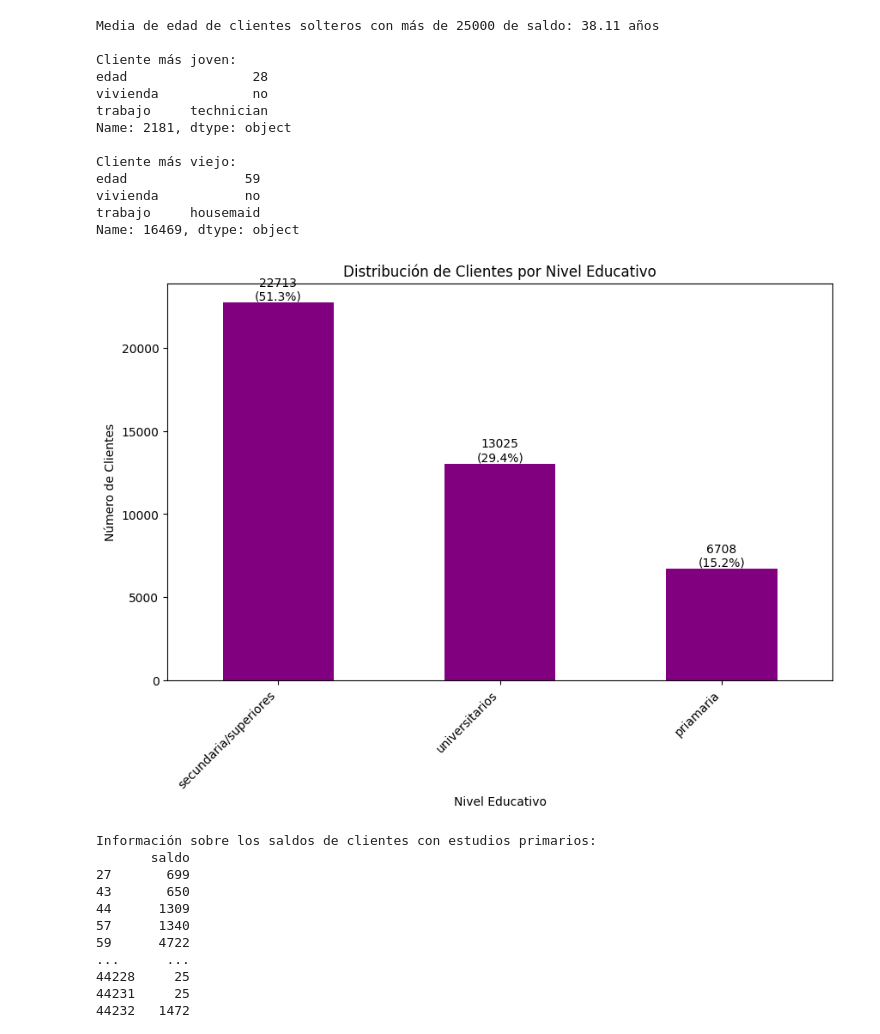
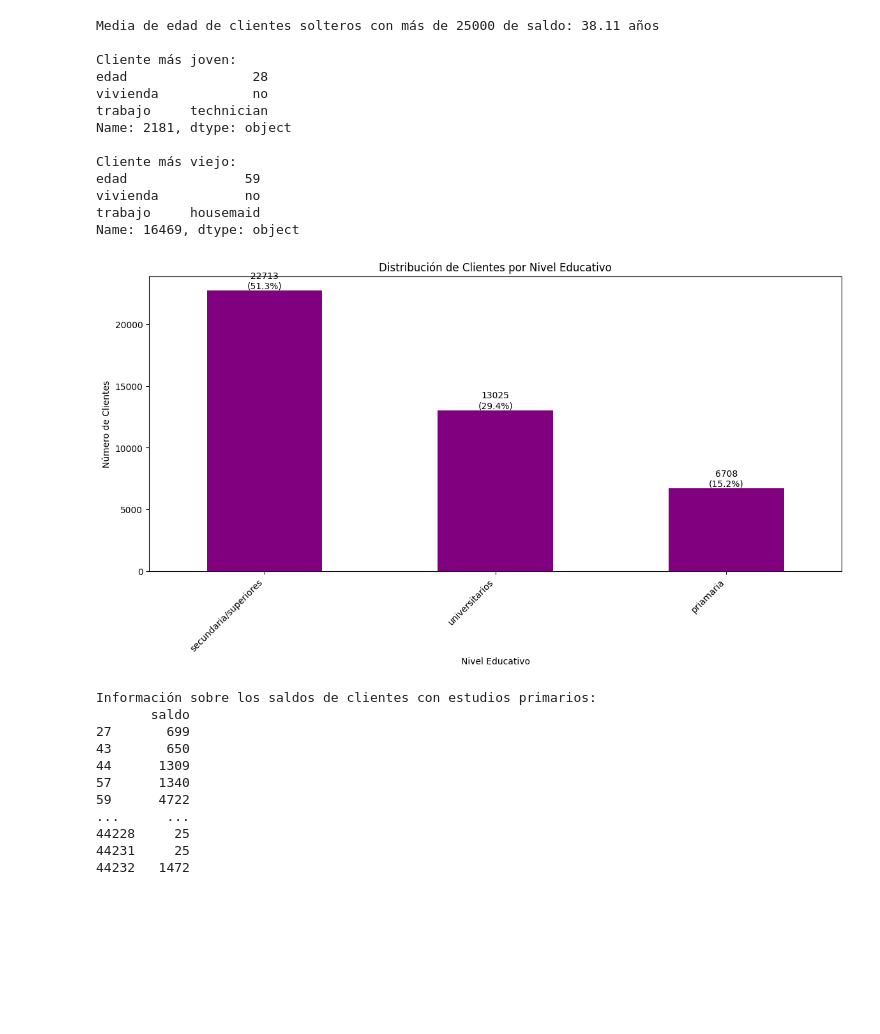
Before and after one commit to erxgli/Amacor_contexto_bancario, a Jupyter notebook: alexcsv.ipynb, the cells around one changed output. Drawn from its saved outputs; the diff is of its cells as text; code cells hidden in the pictures; blank space fills up the shorter version.

```diff
--- a/alexcsv.ipynb
+++ b/alexcsv.ipynb
@@ -297,25 +305,25 @@ Name: 16469, dtype: object
 # %%
 # Calcula el total de clientes por nivel educativo
 clientes_por_educacion = df['educacion'].value_counts()
 
 # Calcula el porcentaje de clientes por nivel educativo
 porcentaje_clientes_por_educacion = clientes_por_educacion / len(df) * 100
 
 # Crea un gráfico de barras
-plt.figure(figsize=(10, 6))
+plt.figure(figsize=(14, 6))
 clientes_por_educacion.plot(kind='bar', color='purple')
 plt.title('Distribución de Clientes por Nivel Educativo')
 plt.xlabel('Nivel Educativo')
 plt.ylabel('Número de Clientes')
 plt.xticks(rotation=45, ha='right')
 
 # Agrega anotaciones con el porcentaje
 for i, valor in enumerate(clientes_por_educacion):
     plt.text(i, valor + 1, f'{valor}\n({porcentaje_clientes_por_educacion.iloc[i]:.1f}%)', ha='center', va='bottom')
 
 plt.show()
 # %% [output]
-[figure, old version]
+[figure, new version]
 # %%
 # Filtra los clientes con estudios primarios
 clientes_primarios = df[df['educacion'] == 'priamaria']
```
Also changed, not shown: parts of 2 cells of this notebook.
